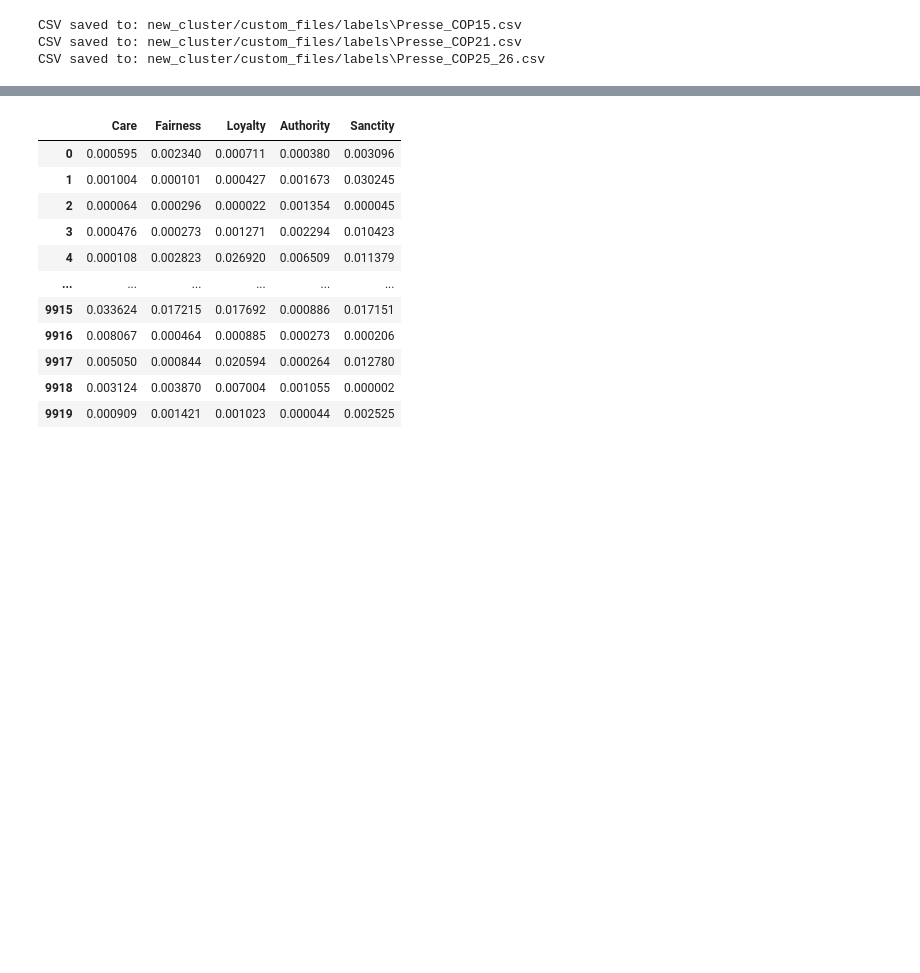
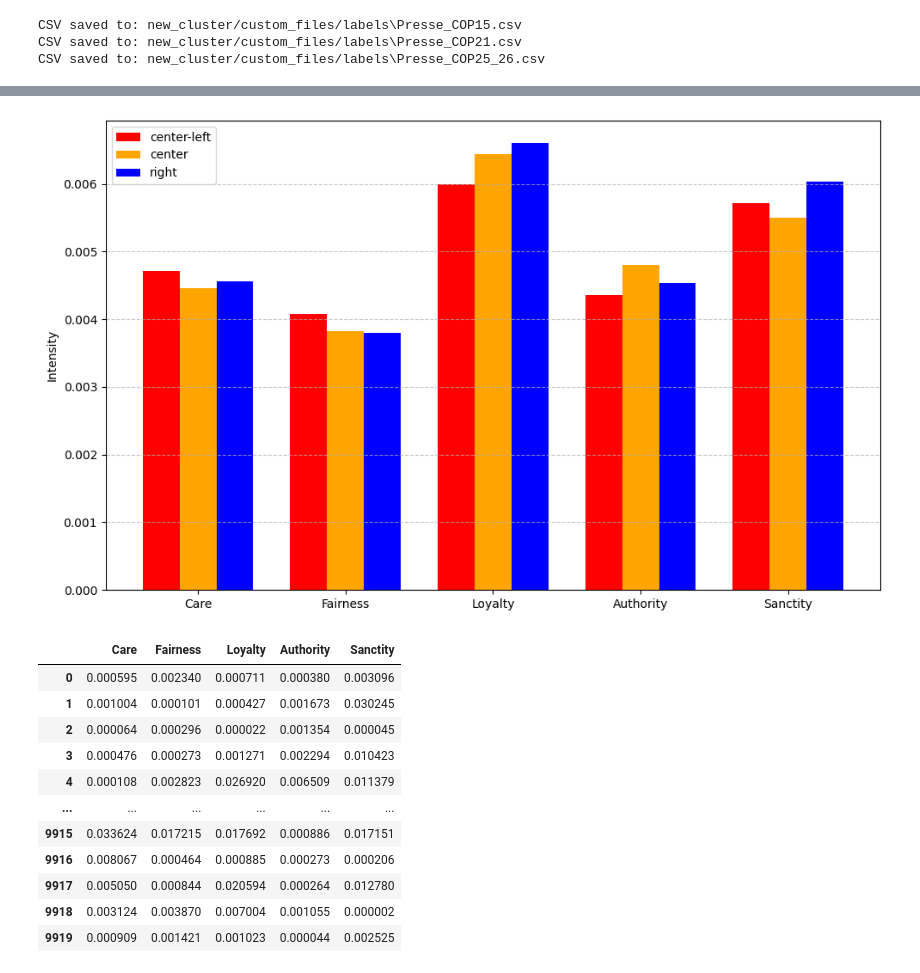
Before and after one commit to NicoOhler/wikipedia_framing_analysis, a Jupyter notebook: postprocessing.ipynb, the cells around one changed output, grey strips where cells are left out. Cells and saved outputs as stored; diff of their text form; code cells hidden in the pictures; blank space fills up the shorter version.

Commit message:
Violin Plot for the full dataset Framing Intensity plot

```diff
--- a/postprocessing.ipynb
+++ b/postprocessing.ipynb
@@ -119,3 +210,31 @@ CSV saved to: new_cluster/custom_files/labels\Presse_COP25_26.csv
+# %%
+import matplotlib.pyplot as plt
+import pandas as pd
+
+# Data
+data = {
+    'center': [0.004456, 0.003823, 0.006436, 0.004808, 0.005506],
+    'center-left': [0.004715, 0.004077, 0.005989, 0.004357, 0.005718],
+    'right': [0.004562, 0.003796, 0.006604, 0.004538, 0.006032]
+}
+
+frames = ['Care', 'Fairness', 'Loyalty', 'Authority', 'Sanctity']
+df = pd.DataFrame(data, index=frames)
+
+# Plot
+colors = ["#FF0000", "#FFA500", "#0000FF"]
+ax = df[['center-left','center','right']].plot(kind='bar', figsize=(10, 6), width=0.75,color=colors)
+plt.axhline(0, color='black', linewidth=0.8, linestyle='--')
+
+plt.ylabel('Intensity')
+plt.xticks(rotation=360)
+plt.legend()
+plt.tight_layout()
+plt.grid(axis='y', linestyle='--', alpha=0.7)
+plt.savefig("new_cluster/plots/FramingIntensity.png", bbox_inches="tight")
+plt.show()
+# %% [output]
+[figure, added]
 # %%
 def compute_frame_intensity(frame_bias_file, baseline_bias_file, output_dir):
     columns = ["Care", "Fairness", "Loyalty", "Authority", "Sanctity"]
```
Also changed, not shown: parts of 6 cells of this notebook, 6 other files.
